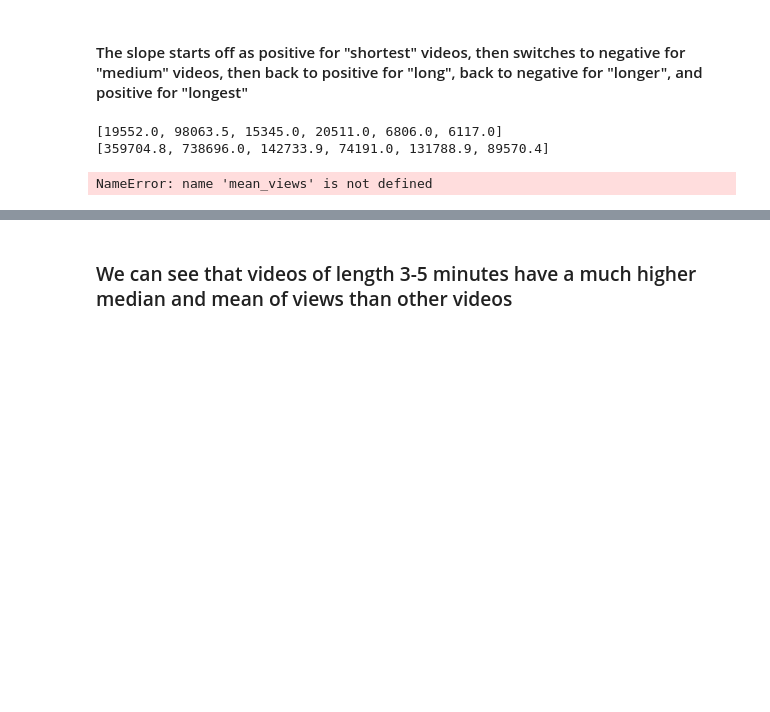
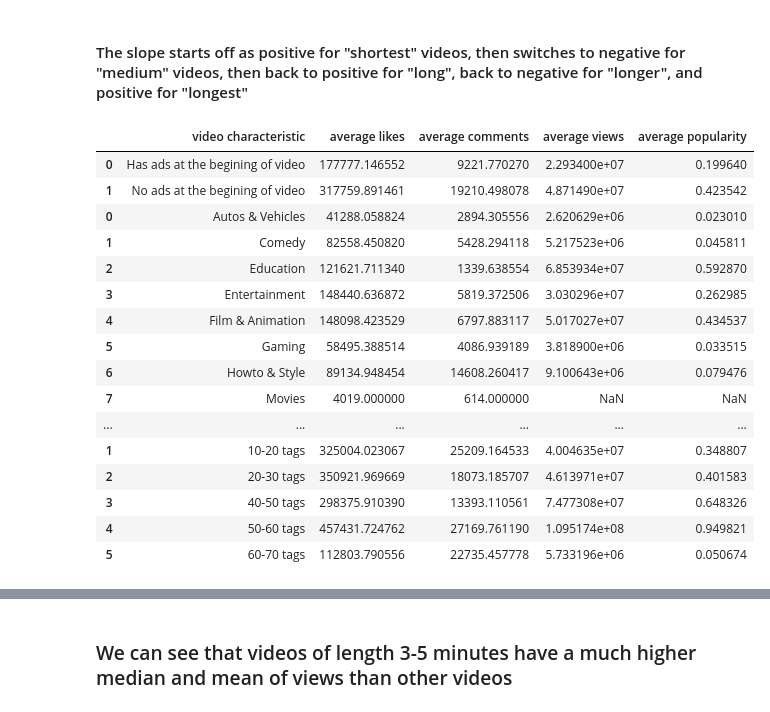
Before and after one commit to oakaigh/cogs108-wi21-group068, a Jupyter notebook: FinalProject_group068.ipynb, the cells around one changed output, grey strips where cells are left out. Drawn from its saved outputs; the diff is of its cells as text; code cells hidden in the pictures; blank space fills up the shorter version.

```diff
--- a/FinalProject_group068.ipynb
+++ b/FinalProject_group068.ipynb
@@ -786,45 +745,77 @@ mean_views = [round(df_searches_shortest_length['stats.view'].mean(), 1),
               round(df_searches_longer_length['stats.view'].mean(), 1),
               round(df_searches_longest_length['stats.view'].mean(), 1)]
 
-print(median_views)
-print(mean_views)
+#print(median_views)
+#print(mean_views)
+
+# Change units so it isn't in thousands
+tags_views['Views'] = tags_views['Views'] * 100000
+tags_likes['Likes'] = tags_likes['Likes'] * 1000
+tags_comments['Comments'] = tags_comments['Comments'] * 1000
+
+
+# Get the respective data for tags
+tags_views_mean = tags_views.groupby(['bin']).mean().reset_index()
+tags_likes_mean = tags_likes.groupby(['bin']).mean().reset_index()
+tags_comments_mean = tags_comments.groupby(['bin']).mean().reset_index()
+
+# Array of list of tags by bin
+tags = tags_views.groupby(['bin']).mean()
+tags = test.reset_index()
+tags = tags['bin']
-# %% [output]
-[19552.0, 98063.5, 15345.0, 20511.0, 6806.0, 6117.0]
-[359704.8, 738696.0, 142733.9, 74191.0, 131788.9, 89570.4]
 # %%
 column_names = ["video characteristic", "average likes", "average comments", "average views", "average popularity"]
 
 #initialize dataframes
 df = pd.DataFrame(columns = column_names)
 df_2 = pd.DataFrame(columns = column_names)
 df_3 = pd.DataFrame(columns = column_names)
-#df_4 = pd.DataFrame(columns = column_names)
+df_4 = pd.DataFrame(columns = column_names)
 
 ads = ["Has ads at the begining of video", "No ads at the begining of video"]
 length = ["Shortest length", "Short length", "Meduim length", "Long length", "Longer length", "Longest length"]
 tags = ["0-10 tags","10-20 tags","20-30 tags","40-50 tags","50-60 tags","60-70 tags"]
 
 #dataframe with ads values
 df["video characteristic"], df["average likes"],  df["average comments"], df["average views"] = [ads,
                                                                                                 df["average likes"].append(has_ad_likes['stats.like'], ignore_index= True),
                                                                                                 df["average comments"].append(has_ad_comments['stats.comment'], ignore_index= True),
                                                                                                 df["average views"].append(has_ad_views['stats.view'], ignore_index= True)]
 #dataframe with caterofy values
 df_2["video characteristic"], df_2["average likes"],  df_2["average comments"], df_2["average views"]= [df_2["video characteristic"].append(category_likes['category'], ignore_index= True),
                                                                                                 df_2["average likes"].append(category_likes['stats.like'], ignore_index= True),
                                                                                                 df_2["average comments"].append(category_comments['stats.comment'], ignore_index= True),
                                                                                                 df_2["average views"].append(category_view['stats.view'], ignore_index= True)]
 
 df_3["video characteristic"],df_3["average likes"],  df_3["average comments"], df_3["average views"]= [length, mean_likes, mean_comment, mean_views]
 
-#df_3["video characteristic"],df_3["average likes"],  df_3["average comments"], df_3["average views"] =
+df_4["video characteristic"],df_4["average likes"],  df_4["average comments"], df_4["average views"] = [ tags, tags_likes_mean['Likes'], tags_comments_mean['Comments'], tags_views_mean['Views']]
 
 #append dataframes together
 df = df.append(df_2)
 df= df.append(df_3)
-#df = df.append(df_4)
+df = df.append(df_4)
 
 df['average popularity'] = (df['average likes']+ df['average comments']+ df['average views'])/3
+
+#Standardize Popularity
+df['average popularity'] = df['average popularity'] / df['average popularity'].max()
 df
 # %% [output]
-NameError: name 'mean_views' is not defined
+|  | video characteristic | average likes | average comments | average views | average popularity |
+| 0 | Has ads at the begining of video | 177777.146552 | 9221.770270 | 2.293400e+07 | 0.199640 |
+| 1 | No ads at the begining of video | 317759.891461 | 19210.498078 | 4.871490e+07 | 0.423542 |
+| 0 | Autos & Vehicles | 41288.058824 | 2894.305556 | 2.620629e+06 | 0.023010 |
+| 1 | Comedy | 82558.450820 | 5428.294118 | 5.217523e+06 | 0.045811 |
+| 2 | Education | 121621.711340 | 1339.638554 | 6.853934e+07 | 0.592870 |
+| 3 | Entertainment | 148440.636872 | 5819.372506 | 3.030296e+07 | 0.262985 |
+| 4 | Film & Animation | 148098.423529 | 6797.883117 | 5.017027e+07 | 0.434537 |
+| 5 | Gaming | 58495.388514 | 4086.939189 | 3.818900e+06 | 0.033515 |
+| 6 | Howto & Style | 89134.948454 | 14608.260417 | 9.100643e+06 | 0.079476 |
+| 7 | Movies | 4019.000000 | 614.000000 | NaN | NaN |
+| ... | ... | ... | ... | ... | ... |
+| 1 | 10-20 tags | 325004.023067 | 25209.164533 | 4.004635e+07 | 0.348807 |
+| 2 | 20-30 tags | 350921.969669 | 18073.185707 | 4.613971e+07 | 0.401583 |
+| 3 | 40-50 tags | 298375.910390 | 13393.110561 | 7.477308e+07 | 0.648326 |
+| 4 | 50-60 tags | 457431.724762 | 27169.761190 | 1.095174e+08 | 0.949821 |
+| 5 | 60-70 tags | 112803.790556 | 22735.457778 | 5.733196e+06 | 0.050674 |
```
Also changed, not shown: parts of 2 cells of this notebook.
